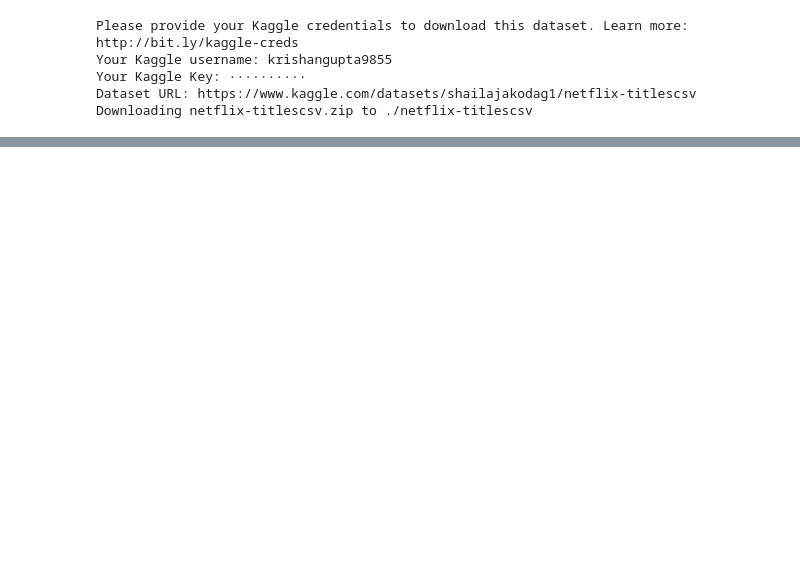
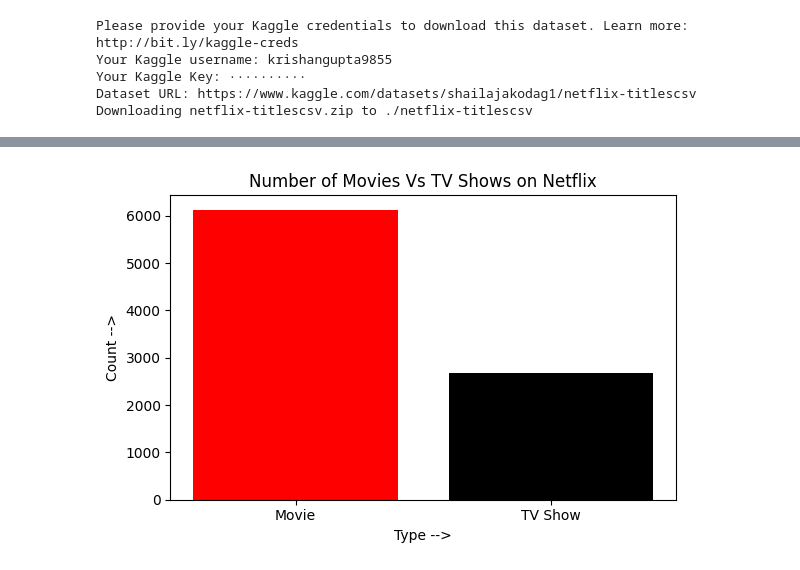
Before and after one commit to Legendkiller9855/Projects_Python, a Jupyter notebook: Netflix_Visualization_Model_pynb.ipynb, the cells around one changed output, grey strips where cells are left out. Cells and saved outputs as stored; diff of their text form; code cells hidden in the pictures; blank space fills up the shorter version.

```diff
--- a/Netflix_Visualization_Model_pynb.ipynb
+++ b/Netflix_Visualization_Model_pynb.ipynb
@@ -67,0 +61,94 @@ dtype: int64
+# %%
+#Load the Libraries
+import pandas as pd
+import matplotlib.pyplot as plt
+
+#Load the Data
+df = pd.read_csv("/content/netflix-titlescsv/netflix_titles.csv", index_col=False)
+
+
+#Clean the data
+df.dropna(subset=["type","release_year","rating","duration"], inplace=True) #Used to remove the missing data.It removes the entire row even if one of the value is missing.
+#inplace = True is used to make changes in actual dataset
+#Subset is used to check in desired rows only like we done now.
+
+type_counts = df["type"].value_counts() #Used to count number of values of each type.In this case , we have movies and TV shows
+plt.figure(figsize =(6,4)) #Give dimenions to the chart being created(width,height)
+
+plt.bar(type_counts.index,type_counts.values, color = ["Red","Black"])
+plt.title("Number of Movies Vs TV Shows on Netflix")
+plt.xlabel("Type -->")
+plt.ylabel("Count -->")
+plt.tight_layout()
+plt.savefig("Movies_vs_Shows.png")
+plt.show()
+
+
+#Pie Chart of Content Rating
+rating = df['rating'].value_counts()
+plt.figure(figsize=(8,6))
+plt.pie(rating,labels =rating.index,autopct = "%1.1f%%",startangle = 90)
+plt.title("Percentage of Content Ratings")
+plt.tight_layout()
+plt.savefig("content.png")
+plt.show()
+
+#Histogram of Movie Duration
+movies_df =  df[df['type'] == "Movie"].copy()
+movies_df['duration_int'] = movies_df["duration"].str.replace('min','').astype(int)
+
+plt.figure(figsize = (8,6))
+plt.hist(movies_df["duration_int"], bins = 30 , color = "purple" , edgecolor = "black")
+plt.title("Distribution of Movie Duration")
+plt.xlabel("Duration(minutes) -->")
+plt.ylabel("Number of Movies -->")
+plt.tight_layout()
+plt.savefig("movie_duration_histogram.png")
+plt.show()
+
+
+#Scatter plot for seeing number of movies released overt he years
+release_counts = df["release_year"].value_counts().sort_index()
+plt.figure(figsize =(10,8))
+plt.scatter(release_counts.index , release_counts.values , color= "red")
+plt.title("Release Years Vs Number of Movie Shows")
+plt.xlabel("Release Year -->")
+plt.ylabel("Number of Shows -->")
+plt.tight_layout()
+plt.savefig("release_year_scatter.png")
+plt.show()
+
+
+#Vertical Bar Chart to check the number of shows released by each movie
+country_counts = df['country'].value_counts().head(10)
+plt.figure(figsize = (8,6))
+plt.barh(country_counts.index,country_counts.values , color = "Orange")
+plt.title("Top 10 countries by number of shows")
+plt.xlabel("Number of Shows -->")
+plt.ylabel("Country -->")
+plt.tight_layout()
+plt.savefig("top10_countries.png")
+plt.show()
+
+
+content_by_year = df.groupby(['release_year','type']).size().unstack().fillna(0)
+fig,ax = plt.subplots(1,2,figsize = (12,5))
+
+#First Subplot : Movies
+ax[0].plot(content_by_year.index , content_by_year['Movie'],color = "Blue")
+ax[0].set_title("Movies Released Per Year")
+ax[0].set_xlabel("Year")
+ax[0].set_ylabel("Number of Movies")
+
+#Second Subplot : TV Shows
+ax[1].plot(content_by_year.index , content_by_year['TV Show'],color = "Purple")
+ax[1].set_title("TV Shows Released Per Year")
+ax[1].set_xlabel("Year")
+ax[1].set_ylabel("Number of Movies")
+
+fig.suptitle("Comparison of Movies and TV Shows released over Years")
+fig.tight_layout()
+plt.savefig("movies_vs_tvshows_comparison.png")
+plt.show()
+# %% [output]
+[figure, added]
```
Also changed, not shown: parts of 3 cells of this notebook.
